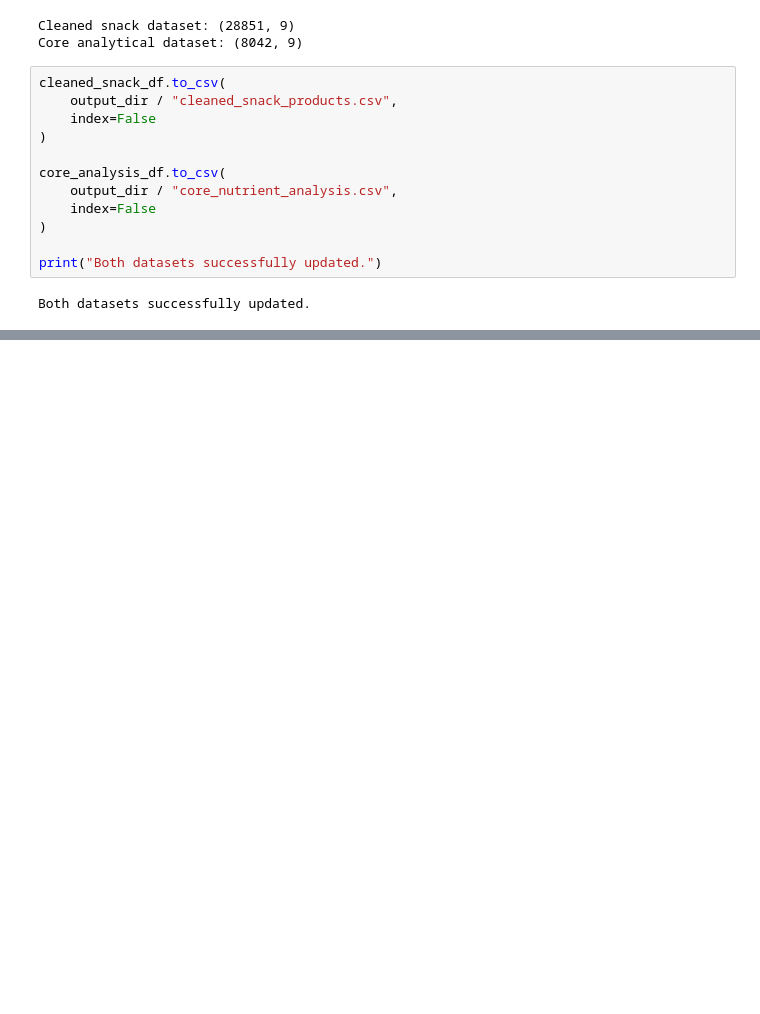
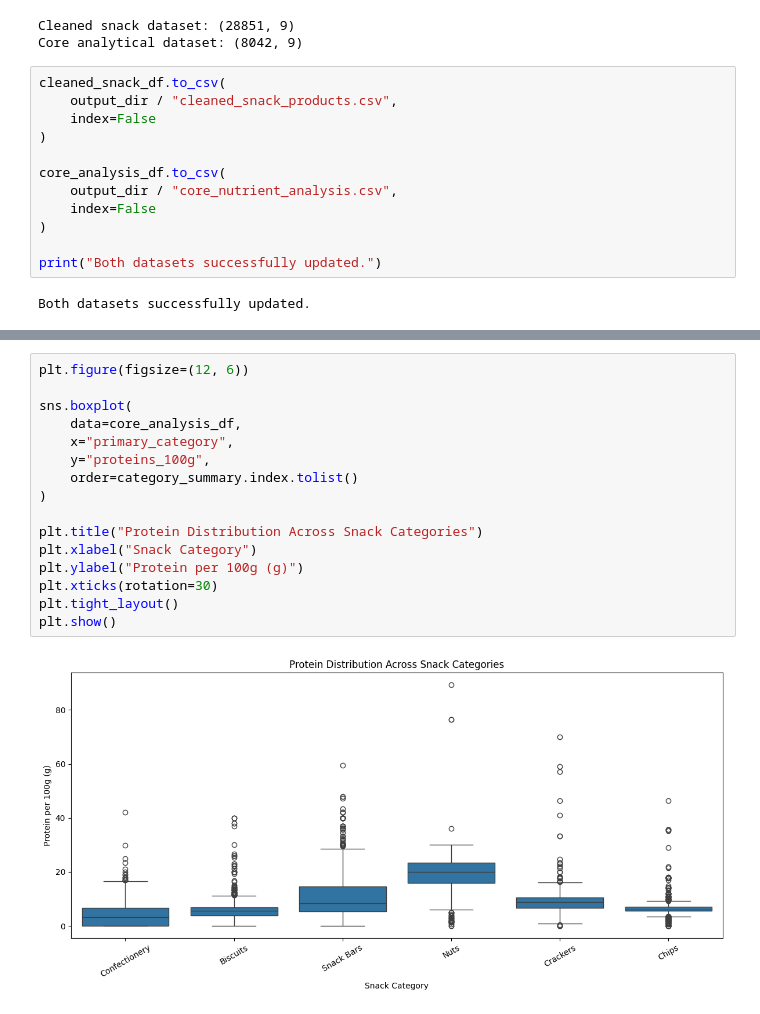
Before and after one commit to b-o-m-pixel/sugar-trap-market-analysis, a Jupyter notebook: notebooks/sugar_trap_analysis.ipynb, the cells around one changed output, grey strips where cells are left out. Cells and saved outputs as stored; diff of their text form; blank space fills up the shorter version.

```diff
--- a/notebooks/sugar_trap_analysis.ipynb
+++ b/notebooks/sugar_trap_analysis.ipynb
@@ -796,0 +894,18 @@ Both datasets successfully updated.
+# %%
+plt.figure(figsize=(12, 6))
+
+sns.boxplot(
+    data=core_analysis_df,
+    x="primary_category",
+    y="proteins_100g",
+    order=category_summary.index.tolist()
+)
+
+plt.title("Protein Distribution Across Snack Categories")
+plt.xlabel("Snack Category")
+plt.ylabel("Protein per 100g (g)")
+plt.xticks(rotation=30)
+plt.tight_layout()
+plt.show()
+# %% [output]
+[figure, added]
```
Also changed, not shown: parts of 17 cells of this notebook.
